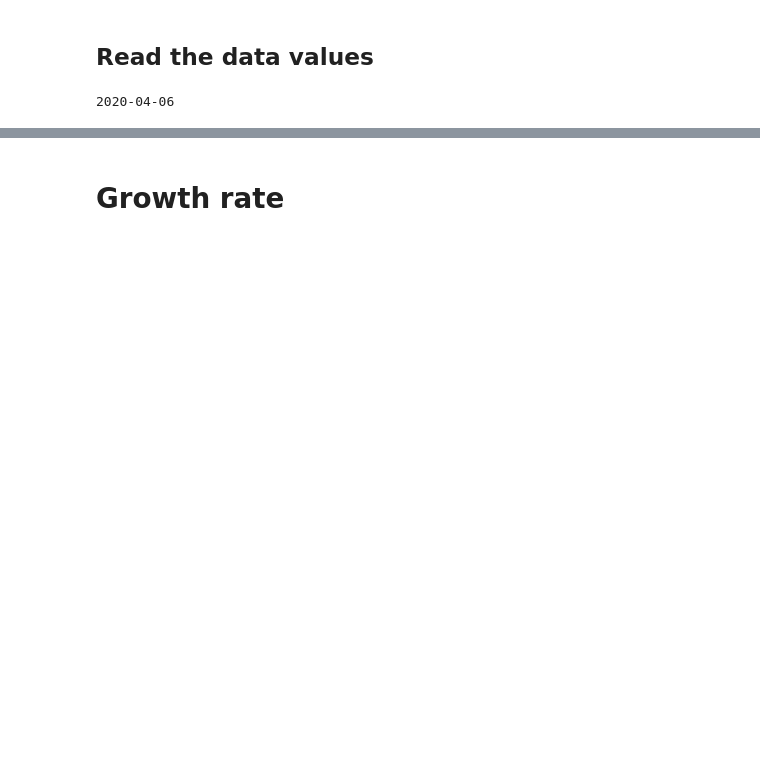
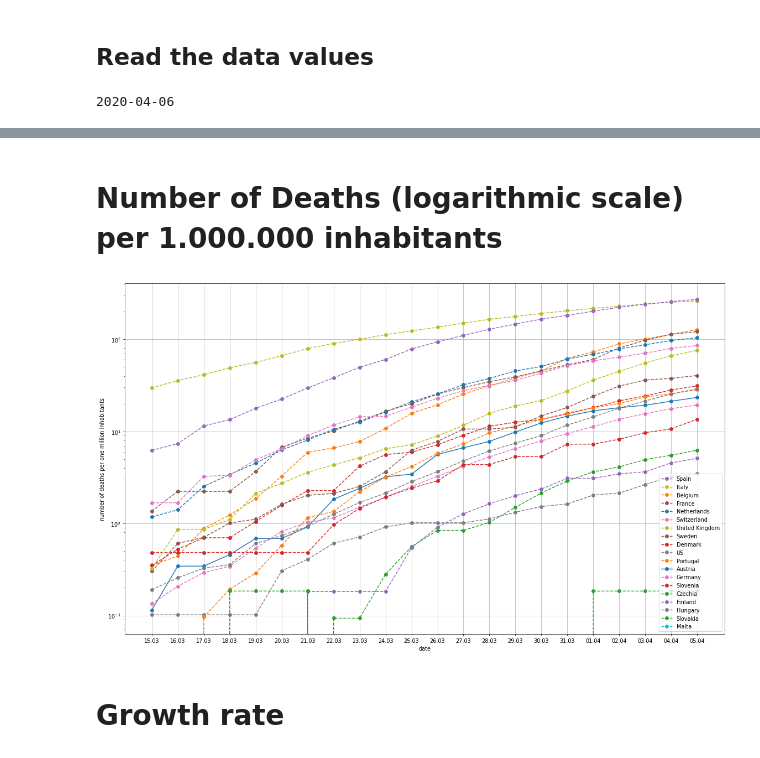
Before and after one commit to human-centered-ai-lab/app-covid-19-playground, a Jupyter notebook: covid_19_playground.ipynb, the cells around one changed output, grey strips where cells are left out. Drawn from its saved outputs; the diff is of its cells as text; code cells hidden in the pictures; blank space fills up the shorter version.

```diff
--- a/covid_19_playground.ipynb
+++ b/covid_19_playground.ipynb
@@ -113,3 +113,55 @@ plt.show()
+# %% [markdown]
+# Number of Deaths (logarithmic scale) per 1.000.000 inhabitants
+# %%
+width_in_inches = 20
+height_in_inches = 12
+dots_per_inch = 70
+
+plt.figure( figsize=(width_in_inches, height_in_inches), dpi=dots_per_inch)
+
+#countriesOfInterest = ['Austria', 'Belgium', 'Denmark',  'Germany', 'Hungary',  'Italy', 'Netherlands', 'Slovenia', 'Spain', 'Sweden', 'Switzerland', 'US', 'United Kingdom']
+
+datesToInspect = []
+x_axis_data = [];
+for single_date in daterange(start_date, endDateForDiagram):
+    x_axis_data.append(single_date.strftime("%d.%m"))
+    datesToInspect.append(single_date.strftime("%Y-%-m-%-d"))
+
+lines = []
+labels = []
+numberToOrder = {}
+i = 0
+for c in countriesOfInterest:
+        y_axis_data = []
+        for dataindex in datesToInspect:
+            datafromonecontry = data[c]
+            for daydata in datafromonecontry:
+                #print (daydata['date'], dataindex)
+                if daydata['date'] == dataindex:
+                    cc = daydata['deaths']
+                    normalizedcc = cc * 1000000 / population[c]
+                    v = normalizedcc
+                    numberToOrder[i] = v
+                    y_axis_data.append(v)
+        ls = 'solid' if c == 'Austria' else '--'
+        lines, = plt.plot(x_axis_data,  y_axis_data, label=c, linestyle=ls, marker='o')
+        labels.append (c)
+        i = i + 1
+
+LabelOrdering = []
+for e in sorted(numberToOrder.items(), key=lambda x: x[1], reverse=True):
+  LabelOrdering.append (e[0])
+
+plt.yscale('log')
+plt.xlabel("date")
+plt.ylabel("number of deaths per one million inhabitants")
+plt.grid(True)
+
+handles, labels = plt.gca().get_legend_handles_labels()
+plt.legend([handles[idx] for idx in LabelOrdering],[labels[idx] for idx in LabelOrdering], loc='lower right')
+plt.show()
+# %% [output]
+[figure, added]
 # %% [markdown]
 # **Growth rate**
 # %%
```
Also changed, not shown: parts of 4 cells of this notebook.
